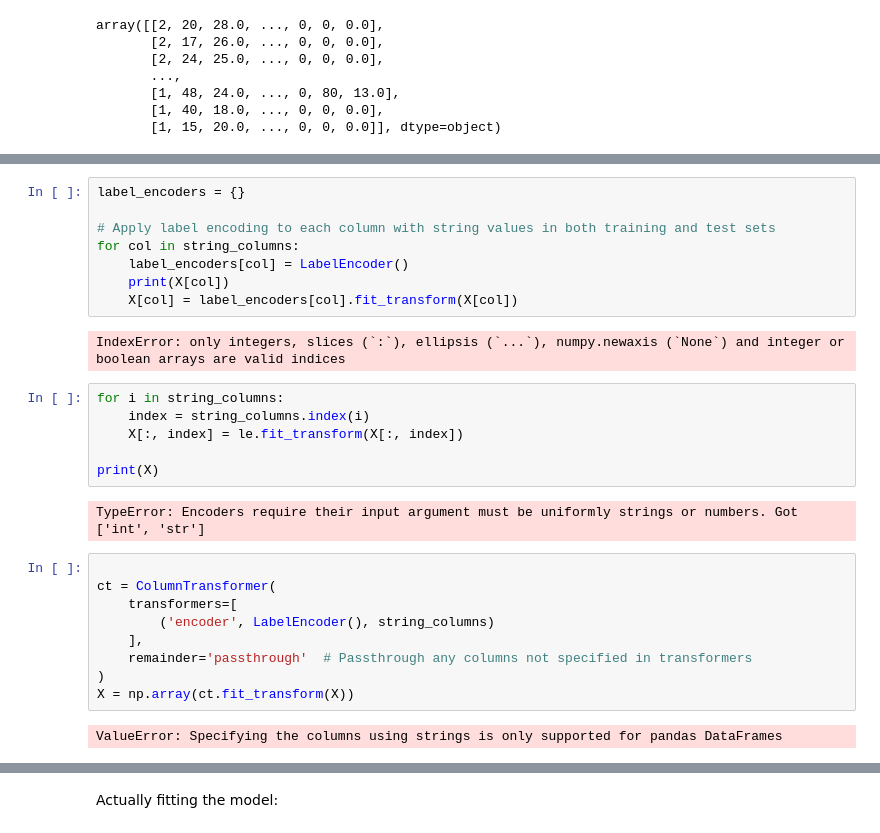
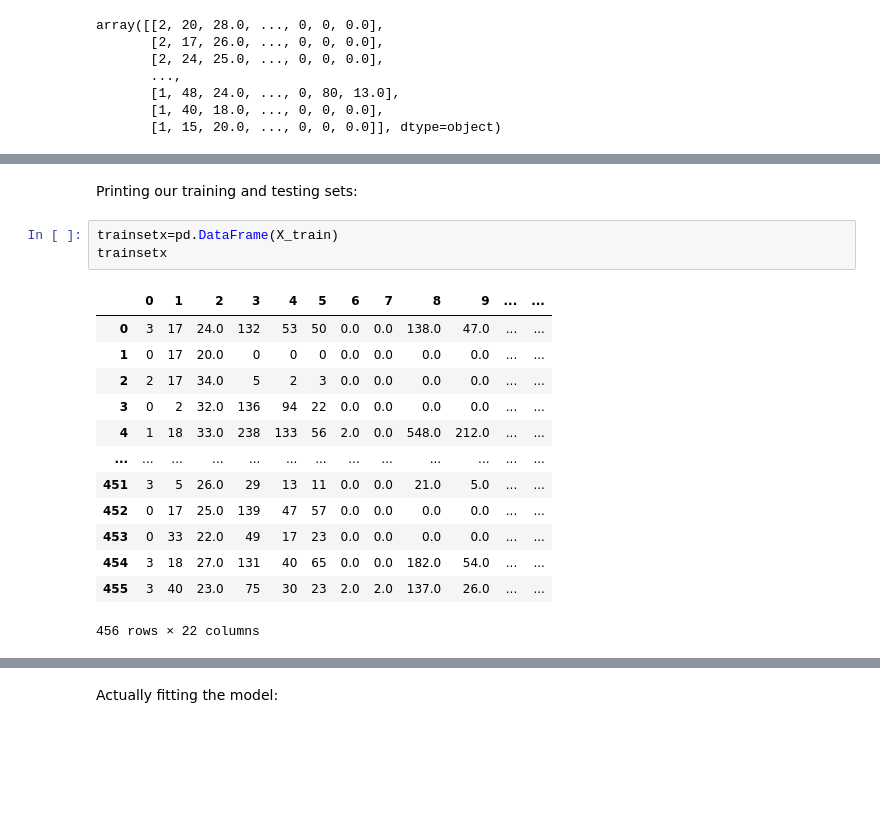
Before and after one commit to devishi-r/Goal-Prediction, a Jupyter notebook: prediction.ipynb, the cells around one changed output, grey strips where cells are left out. Cells and saved outputs as stored; diff of their text form; blank space fills up the shorter version.

```diff
--- a/prediction.ipynb
+++ b/prediction.ipynb
@@ -246,29 +201,19 @@ array([0, 0, 0, 0, 0, 0, 0, 0, 0, 0, 0, 0, 0, '45%', '26%', '29%', '11%',
-# %%
-label_encoders = {}
-
-# Apply label encoding to each column with string values in both training and test sets
-for col in string_columns:
-    label_encoders[col] = LabelEncoder()
-    print(X[col])
-    X[col] = label_encoders[col].fit_transform(X[col])
-# %% [output]
-IndexError: only integers, slices (`:`), ellipsis (`...`), numpy.newaxis (`None`) and integer or boolean arrays are valid indices
-# %%
-for i in string_columns:
-    index = string_columns.index(i)
-    X[:, index] = le.fit_transform(X[:, index])
-
-print(X)
-# %% [output]
-TypeError: Encoders require their input argument must be uniformly strings or numbers. Got ['int', 'str']
-# %%
-
-ct = ColumnTransformer(
-    transformers=[
-        ('encoder', LabelEncoder(), string_columns)
-    ],
-    remainder='passthrough'  # Passthrough any columns not specified in transformers
-)
-X = np.array(ct.fit_transform(X))
-# %% [output]
-ValueError: Specifying the columns using strings is only supported for pandas DataFrames
+# %% [markdown]
+Printing our training and testing sets:
+# %%
+trainsetx=pd.DataFrame(X_train)
+trainsetx
+# %% [output]
+|  | 0 | 1 | 2 | 3 | 4 | 5 | 6 | 7 | 8 | 9 | ... | ... |
+| 0 | 3 | 17 | 24.0 | 132 | 53 | 50 | 0.0 | 0.0 | 138.0 | 47.0 | ... | ... |
+| 1 | 0 | 17 | 20.0 | 0 | 0 | 0 | 0.0 | 0.0 | 0.0 | 0.0 | ... | ... |
+| 2 | 2 | 17 | 34.0 | 5 | 2 | 3 | 0.0 | 0.0 | 0.0 | 0.0 | ... | ... |
+| 3 | 0 | 2 | 32.0 | 136 | 94 | 22 | 0.0 | 0.0 | 0.0 | 0.0 | ... | ... |
+| 4 | 1 | 18 | 33.0 | 238 | 133 | 56 | 2.0 | 0.0 | 548.0 | 212.0 | ... | ... |
+| ... | ... | ... | ... | ... | ... | ... | ... | ... | ... | ... | ... | ... |
+| 451 | 3 | 5 | 26.0 | 29 | 13 | 11 | 0.0 | 0.0 | 21.0 | 5.0 | ... | ... |
+| 452 | 0 | 17 | 25.0 | 139 | 47 | 57 | 0.0 | 0.0 | 0.0 | 0.0 | ... | ... |
+| 453 | 0 | 33 | 22.0 | 49 | 17 | 23 | 0.0 | 0.0 | 0.0 | 0.0 | ... | ... |
+| 454 | 3 | 18 | 27.0 | 131 | 40 | 65 | 0.0 | 0.0 | 182.0 | 54.0 | ... | ... |
+| 455 | 3 | 40 | 23.0 | 75 | 30 | 23 | 2.0 | 2.0 | 137.0 | 26.0 | ... | ... |
+456 rows × 22 columns
```
Also changed, not shown: parts of 20 cells of this notebook, 1 other file.
